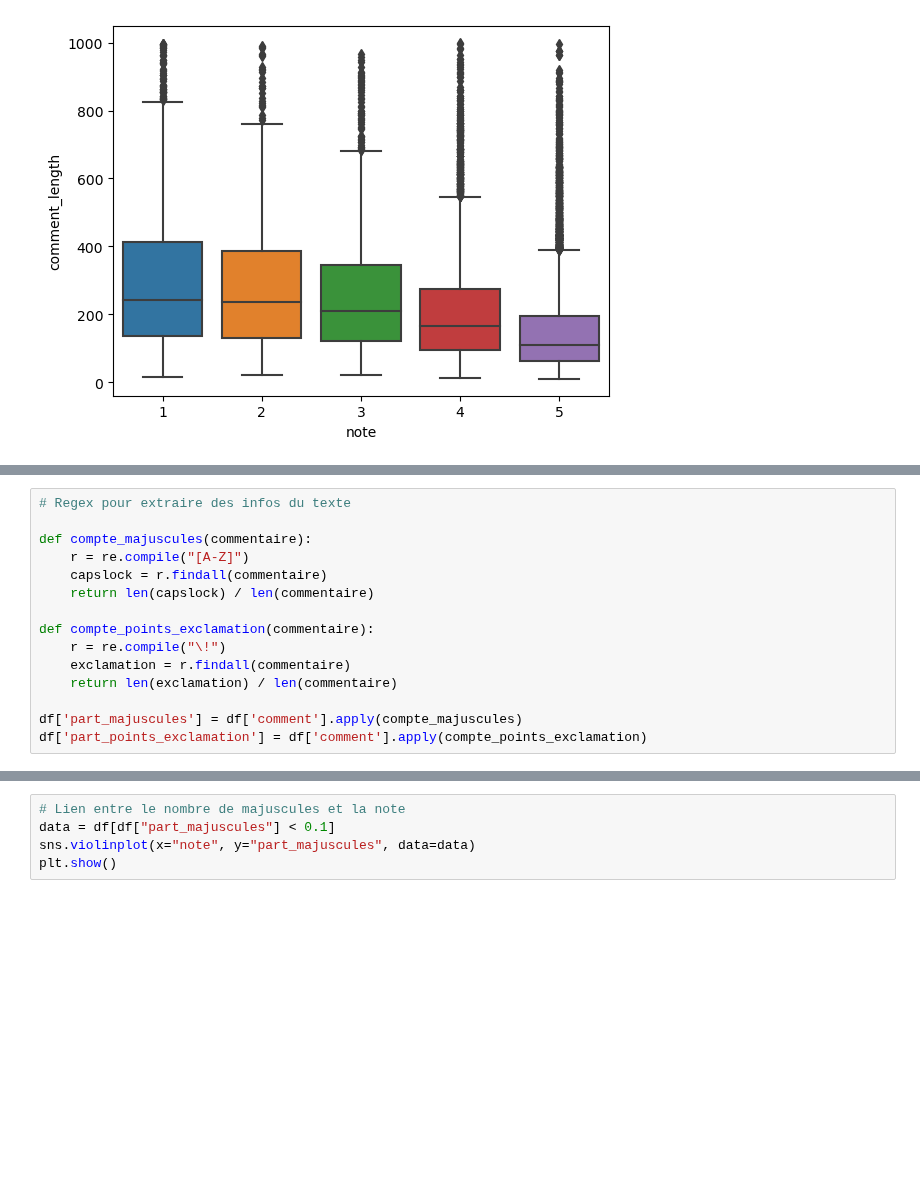
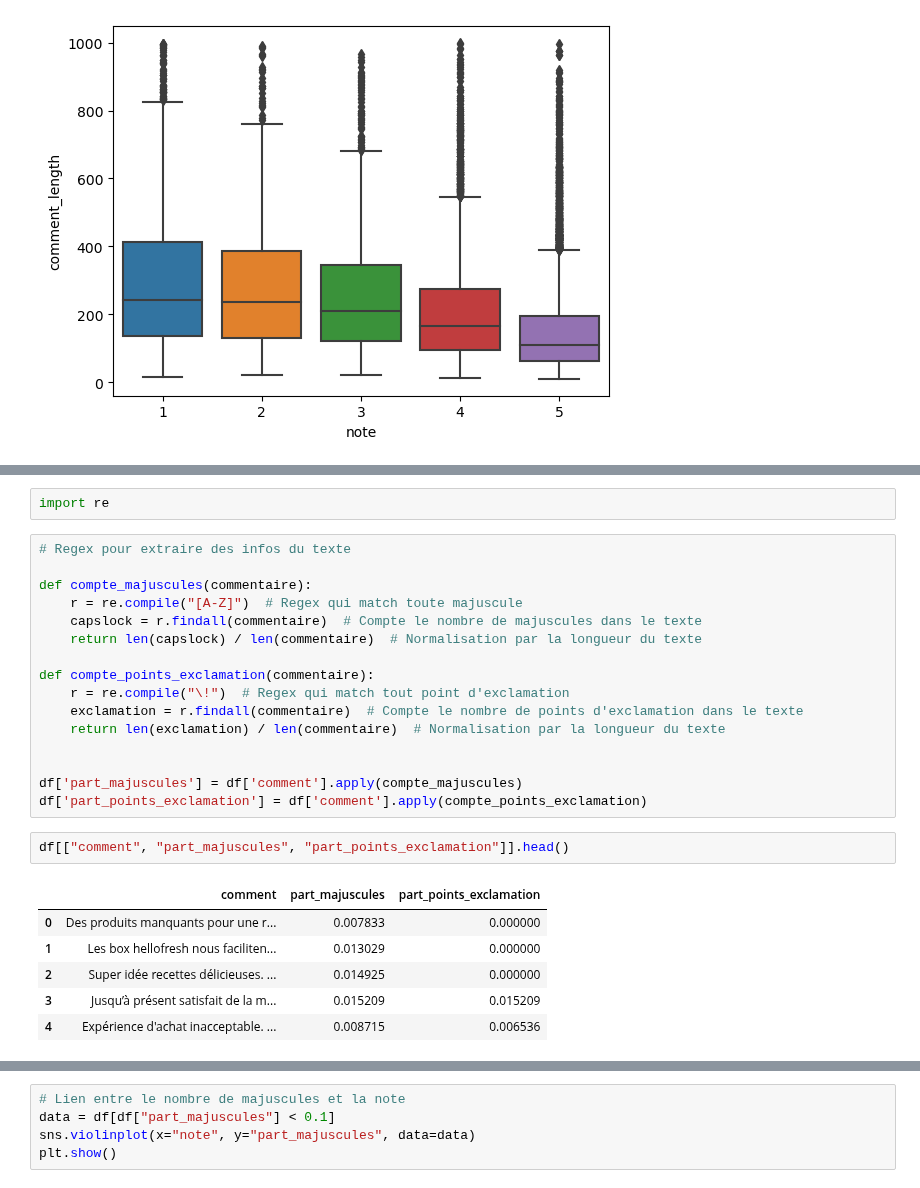
Before and after one commit to InseeFrLab/funathon2023_sujet5, a Jupyter notebook: tutoriel.ipynb, the cells around one changed output, grey strips where cells are left out. Drawn from its saved outputs; the diff is of its cells as text; blank space fills up the shorter version.

```diff
--- a/tutoriel.ipynb
+++ b/tutoriel.ipynb
@@ -554,15 +554,27 @@ La maîtrise des *regex* est un long voyage semé de frustration. Heureusement,
+# %%
+import re
 # %%
 # Regex pour extraire des infos du texte
 
 def compte_majuscules(commentaire):
-    r = re.compile("[A-Z]")
-    capslock = r.findall(commentaire)
-    return len(capslock) / len(commentaire)
+    r = re.compile("[A-Z]")  # Regex qui match toute majuscule
+    capslock = r.findall(commentaire)  # Compte le nombre de majuscules dans le texte
+    return len(capslock) / len(commentaire)  # Normalisation par la longueur du texte
 
 def compte_points_exclamation(commentaire):
-    r = re.compile("\!")
-    exclamation = r.findall(commentaire)
-    return len(exclamation) / len(commentaire)
+    r = re.compile("\!")  # Regex qui match tout point d'exclamation
+    exclamation = r.findall(commentaire)  # Compte le nombre de points d'exclamation dans le texte
+    return len(exclamation) / len(commentaire)  # Normalisation par la longueur du texte
+
 
 df['part_majuscules'] = df['comment'].apply(compte_majuscules)
 df['part_points_exclamation'] = df['comment'].apply(compte_points_exclamation)
+# %%
+df[["comment", "part_majuscules", "part_points_exclamation"]].head()
+# %% [output]
+|  | comment | part_majuscules | part_points_exclamation |
+| 0 | Des produits manquants pour une r... | 0.007833 | 0.000000 |
+| 1 | Les box hellofresh nous faciliten... | 0.013029 | 0.000000 |
+| 2 | Super idée recettes délicieuses. ... | 0.014925 | 0.000000 |
+| 3 | Jusqu’à présent satisfait de la m... | 0.015209 | 0.015209 |
+| 4 | Expérience d'achat inacceptable. ... | 0.008715 | 0.006536 |
```
Also changed, not shown: parts of 16 cells of this notebook.
